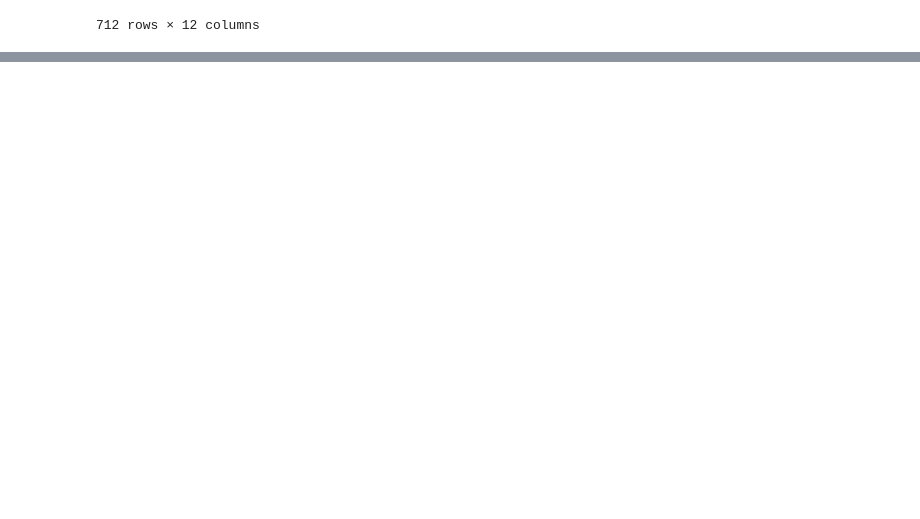
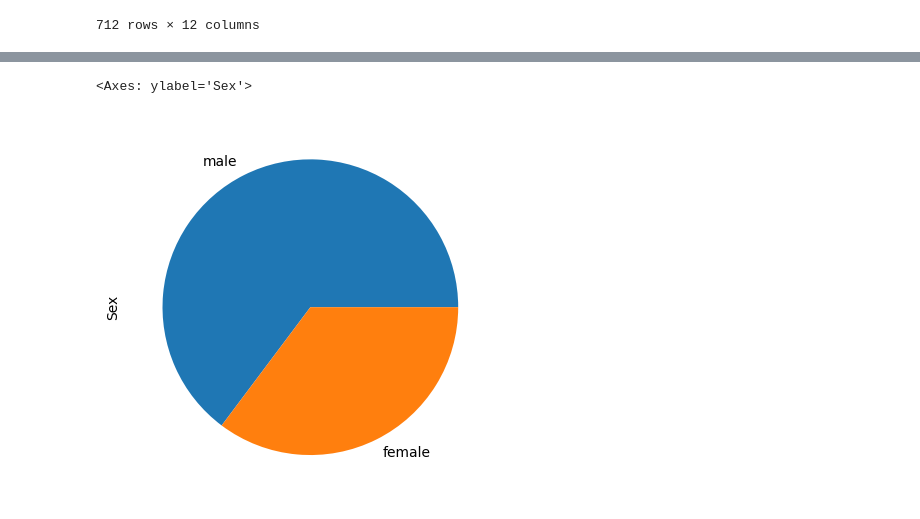
Before and after one commit to adamsphil51/Titanic_date-modelling, a Jupyter notebook: Chances of Surviving the Titanic.ipynb, the cells around one changed output, grey strips where cells are left out. Cells and saved outputs as stored; diff of their text form; code cells hidden in the pictures; blank space fills up the shorter version.

```diff
--- a/Chances of Surviving the Titanic.ipynb
+++ b/Chances of Surviving the Titanic.ipynb
@@ -238,0 +268,5 @@ strat_train_set
+# %%
+titanic_data.Sex.value_counts().plot(kind='pie')
+# %% [output]
+<Axes: ylabel='Sex'>
+[figure, added]
```
Also changed, not shown: parts of 7 cells of this notebook.
